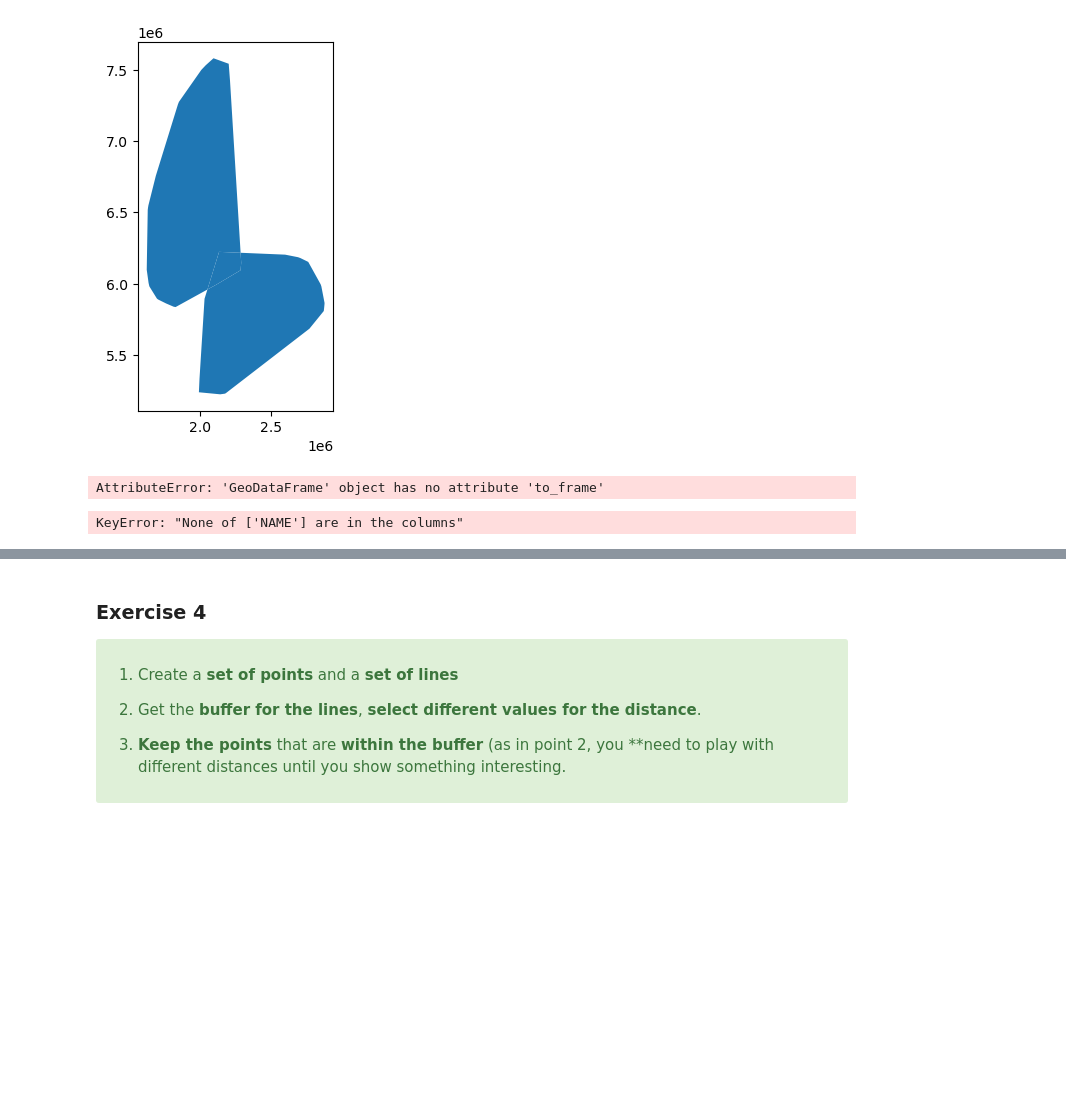
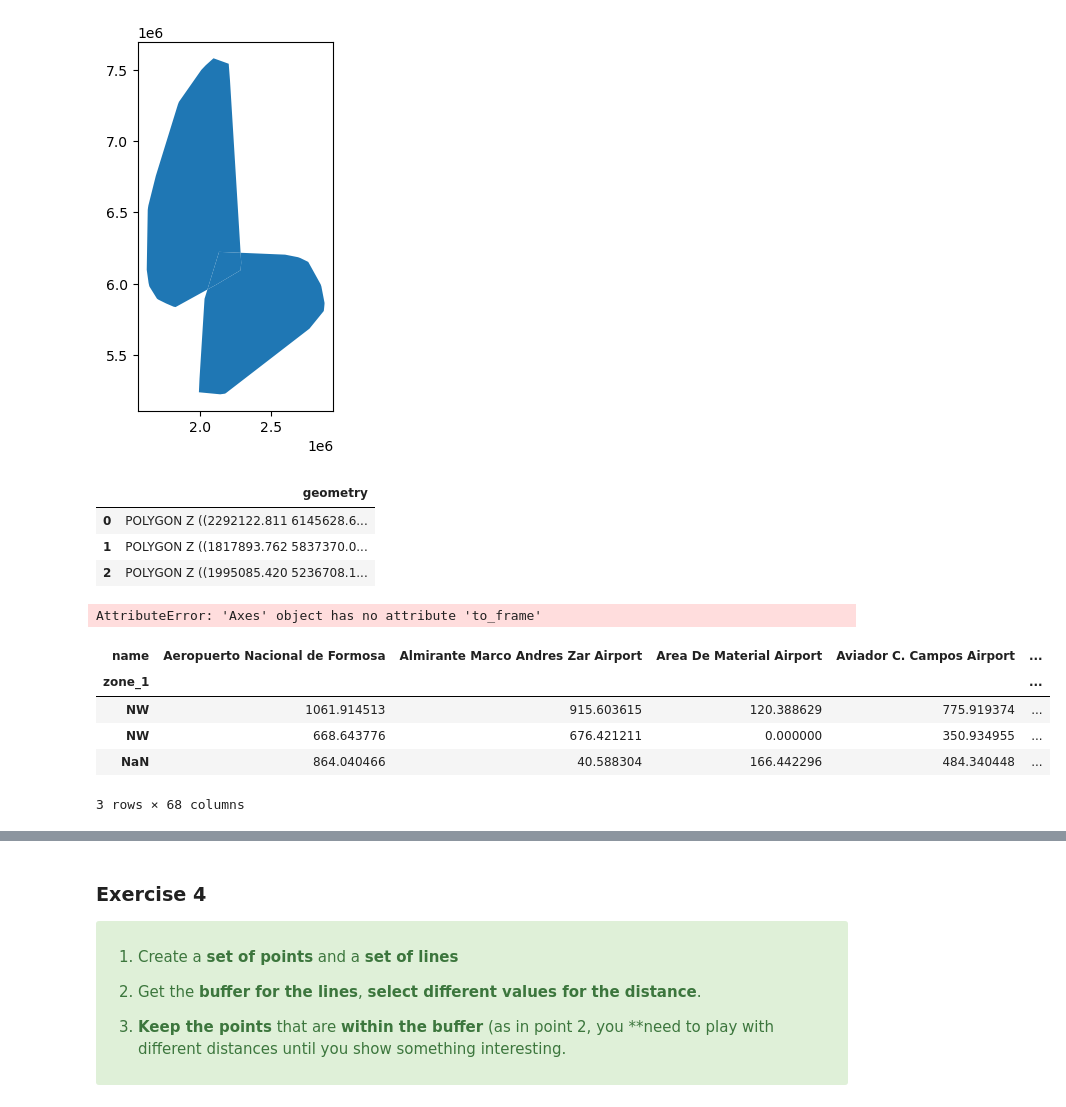
Before and after one commit to Romina300/TareaFinal_1, a Jupyter notebook: TareaFinal_parte1.ipynb, the cells around one changed output, grey strips where cells are left out. Saved outputs shown, nothing was run; the diff lists cells and outputs as text; code cells hidden in the pictures; blank space fills up the shorter version.

```diff
--- a/TareaFinal_parte1.ipynb
+++ b/TareaFinal_parte1.ipynb
@@ -381,7 +407,7 @@ distanceMatrixKM_sys_air
 1 rows × 68 columns
 # %%
 # distance from each airport to Rio Grande
-rivers[rivers.NAME.str.contains('Parana')].iloc[0].geometry.distance(largeAirports.set_index('name').geometry)/1000
+rivers[rivers.NAME.str.contains('Parana')].iloc[0].geometry.distance(medium_airport.set_index('name').geometry)/1000
 # %% [output]
 name
 Malvinas Argentinas Airport                                   2471.555282
@@ -534,3 +559,6 @@ Argentina_topLeft.overlay(Argentina_bottomRight,how="union",keep_geom_type=True)
 # %% [output]
 <Axes: >
 [figure]
+# %%
+uniondf=Argentina_topLeft.overlay(Argentina_bottomRight,how="union",keep_geom_type=True)
+uniondf
@@ -549,20 +582,31 @@ Argentina_topLeft_hull.overlay(Argentina_bottomRight_hull, how='union').plot()
 [figure]
 # %%
 unionHulls=Argentina_topLeft_hull.overlay(Argentina_bottomRight_hull, how='union')
+unionHulls
+# %% [output]
+|  | geometry |
+| 0 | POLYGON Z ((2292122.811 6145628.6... |
+| 1 | POLYGON Z ((1817893.762 5837370.0... |
+| 2 | POLYGON Z ((1995085.420 5236708.1... |
 # %%
-unionHullsDF=unionHulls.to_frame()#he conevrtido los hulls en un dtafrmae
+unionHullsDF=union.to_frame()#he conevrtido los hulls en un dtafrmae
 unionHullsDF['zone']=['NW', 'NE']
 unionHullsDF.rename(columns={0:'geometry'},inplace=True)
 unionHullsDF=systems_hulls.set_geometry('geometry')
 unionHullsDF.crs="EPSG:22171"
 unionHullsDF
 # %% [output]
-AttributeError: 'GeoDataFrame' object has no attribute 'to_frame'
+AttributeError: 'Axes' object has no attribute 'to_frame'
 # %%
-distanceMatrixKM_sysHull_air=unionHulls.set_index('NAME').geometry.apply\
+distanceMatrixKM_sysHull_air=uniondf.set_index('zone_1').geometry.apply\
 (lambda g: medium_airport.set_index('name').geometry.distance(g)/1000).\
 sort_index(axis=0).sort_index(axis=1)
 
 distanceMatrixKM_sysHull_air
 # %% [output]
+| name | Aeropuerto Nacional de Formosa | Almirante Marco Andres Zar Airport | Area De Material Airport | Aviador C. Campos Airport | ... |
+| zone_1 |  |  |  |  | ... |
+| NW | 1061.914513 | 915.603615 | 120.388629 | 775.919374 | ... |
+| NW | 668.643776 | 676.421211 | 0.000000 | 350.934955 | ... |
+| NaN | 864.040466 | 40.588304 | 166.442296 | 484.340448 | ... |
-KeyError: "None of ['NAME'] are in the columns"
+3 rows × 68 columns
```
Also changed, not shown: parts of 22 cells of this notebook, 1 other file.
